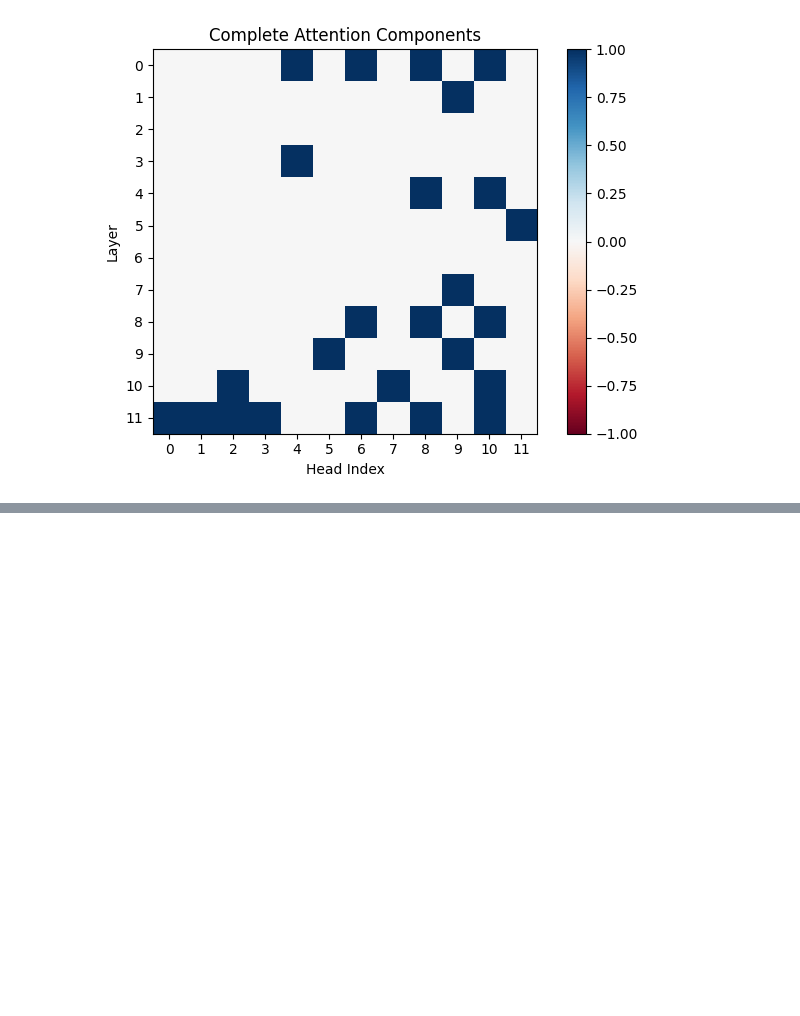
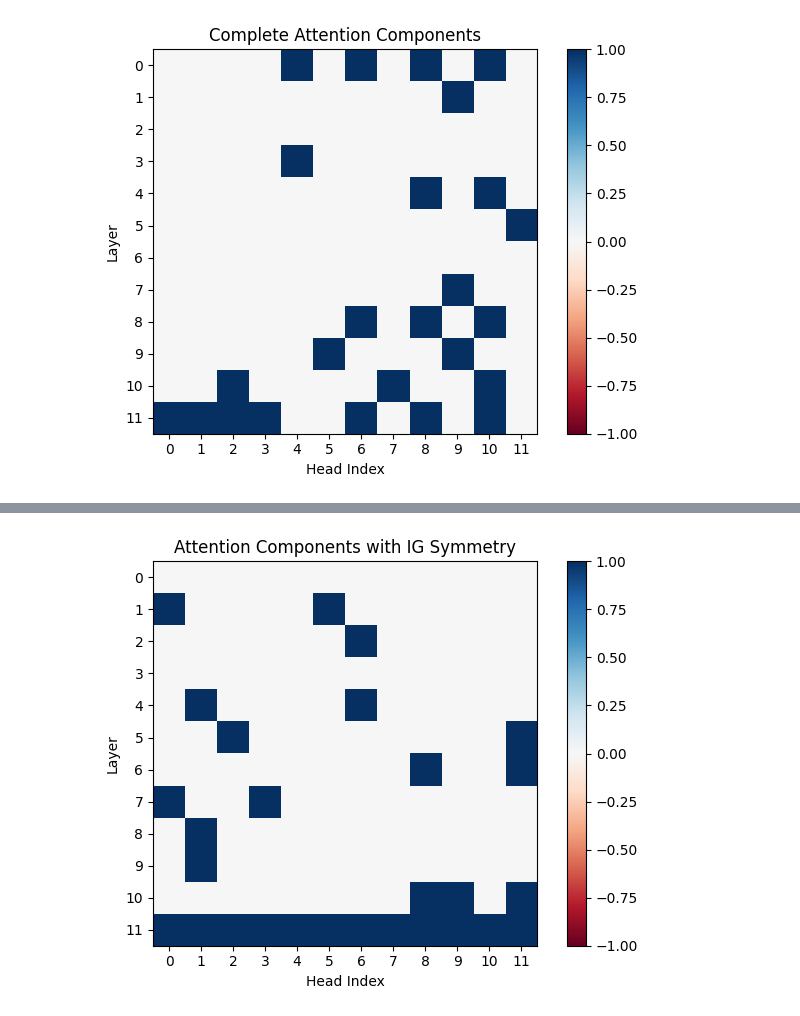
Before and after one commit to mwmlo/gradient_causal_knowledge, a Jupyter notebook: 9 - Latent Symmetry Components.ipynb, the cells around one changed output, grey strips where cells are left out. Cells and saved outputs as stored; diff of their text form; code cells hidden in the pictures; blank space fills up the shorter version.

```diff
--- a/9 - Latent Symmetry Components.ipynb
+++ b/9 - Latent Symmetry Components.ipynb
@@ -89,0 +103,13 @@ plot_attn(complete_attn[0].int(), model, title="Complete Attention Components")
+# %%
+# Components with high IG symmetry
+
+ig_attn_asymmetry = asymmetry_score(ig_corrupt_clean_attn, ig_clean_corrupt_attn, is_ig=True)
+ig_mlp_asymmetry = asymmetry_score(ig_corrupt_clean_mlp, ig_clean_corrupt_mlp, is_ig=True)
+
+# Take components with lowest asymmetry
+ig_agree_attn = highlight_components(1 / ig_attn_asymmetry, 0.8)[0]
+ig_agree_mlp = highlight_components(1 / ig_mlp_asymmetry, 0.8)[0]
+# %%
+plot_attn(ig_agree_attn[0].int(), model, title="Attention Components with IG Symmetry")
+# %% [output]
+[figure, added]
```
Also changed, not shown: parts of 12 cells of this notebook.
